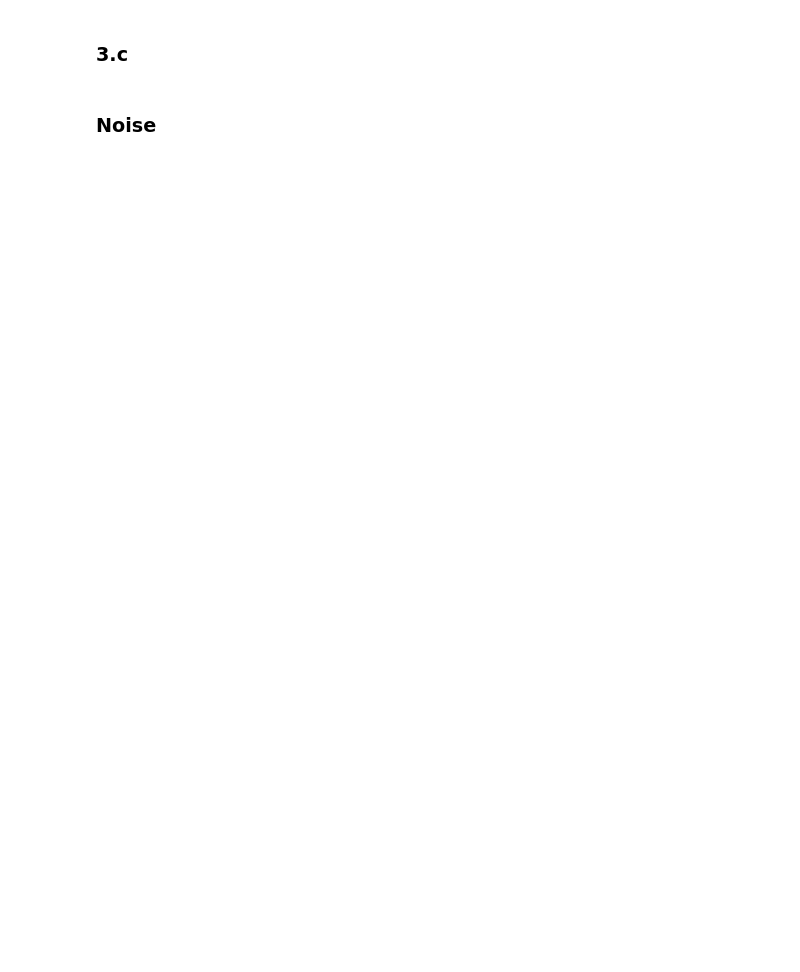
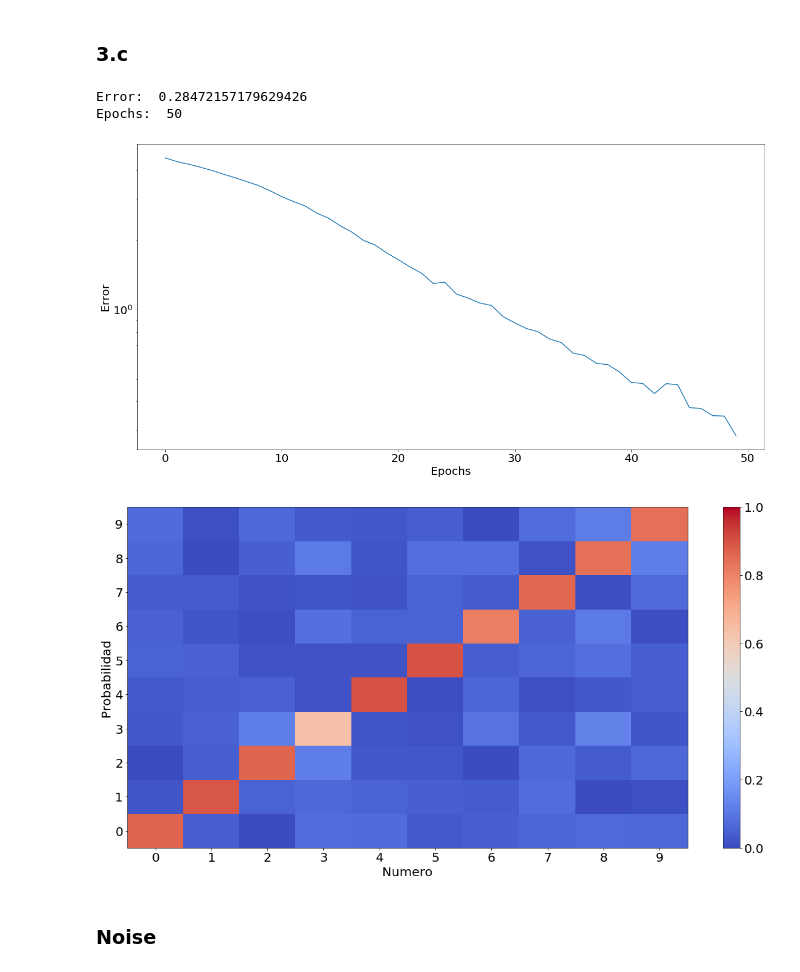
Before and after one commit to Natu17/TPs_SIA, a Jupyter notebook: TP3/TP3.ipynb, the cells around one changed output. Cells and saved outputs as stored; diff of their text form; code cells hidden in the pictures; blank space fills up the shorter version.

```diff
--- a/TP3/TP3.ipynb
+++ b/TP3/TP3.ipynb
@@ -527,32 +623,37 @@ for i, img in enumerate(number_images):
 # %%
 network = Network(structure=([35, 30, 20, 10]),
                   activation='sigmoid', seed=17, args={'b': 1})
 errors = network.train(dataset, learning_rate=1, epochs=50, momentum=0)
 print("Error: ", errors[-1])
 print("Epochs: ", len(errors))
 plt.figure("error - number recon")
 plt.yscale('log')
 plt.xlabel("Epochs")
 plt.ylabel("Error")
 plt.plot(errors)
 plt.show()
 
 plt.figure("probability - number recon")
 
 x = [i for i in range(10)]
 matrix = []
 for i in range(10):
     matrix.append(network.feedforward(dataset[i][0]))
     #plt.scatter(x,matrix[-1], label=i)
 plt.pcolormesh(X, X, np.array(matrix).reshape(10, 10),
                cmap="coolwarm", vmin=0, vmax=1)
-
+plt.colorbar()
 plt.xlabel("Numero")
 plt.ylabel("Probabilidad")
 ticks = [i for i in range(10)]
 plt.xticks(ticks)
 plt.yticks(ticks)
 plt.show()
+# %% [output]
+Error:  0.28472157179629426
+Epochs:  50
+[figure, added]
+[figure, added]
 # %% [markdown]
 ### Noise
 # %%
```
Also changed, not shown: parts of 18 cells of this notebook, 2 other files.
